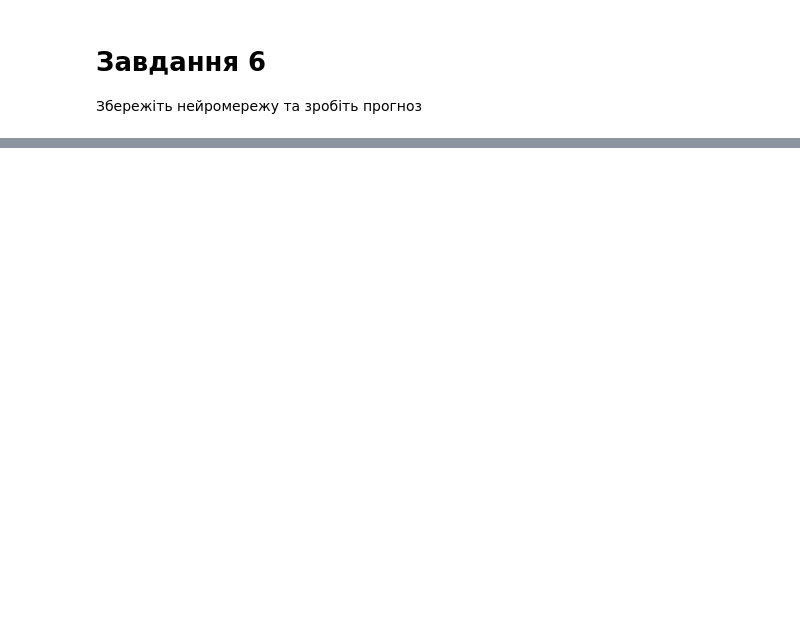
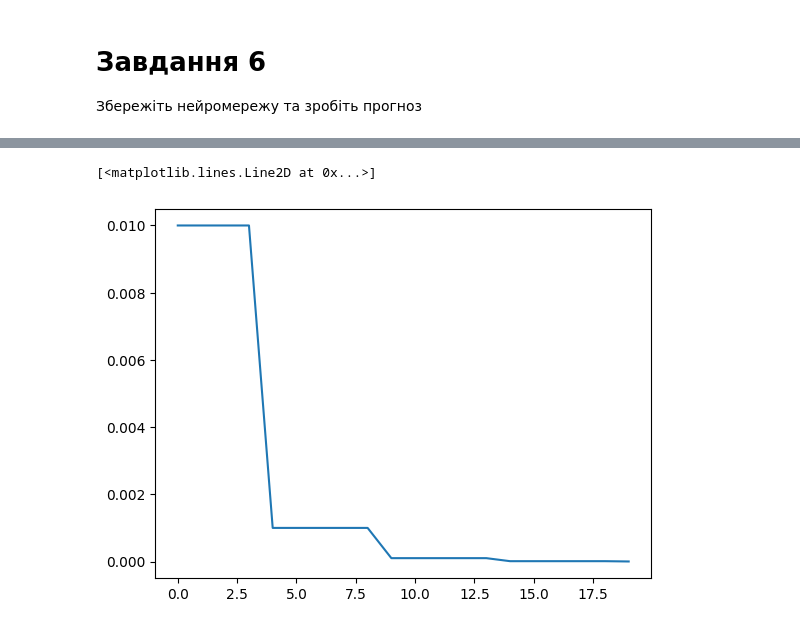
Before and after one commit to IrynaBarnych/AI14, a Jupyter notebook: module4/Практична_регуляризація.ipynb, the cells around one changed output, grey strips where cells are left out. Saved outputs shown, nothing was run; the diff lists cells and outputs as text; code cells hidden in the pictures; blank space fills up the shorter version.

```diff
--- a/module4/Практична_регуляризація.ipynb
+++ b/module4/Практична_регуляризація.ipynb
@@ -409,0 +480,5 @@ history = train(model, optimizer, loss_fn, train_dl, test_dl,
+# %%
+plt.plot(history['lr'])
+# %% [output]
+[<matplotlib.lines.Line2D at 0x...>]
+[figure, added]
```
Also changed, not shown: parts of 8 cells of this notebook.
